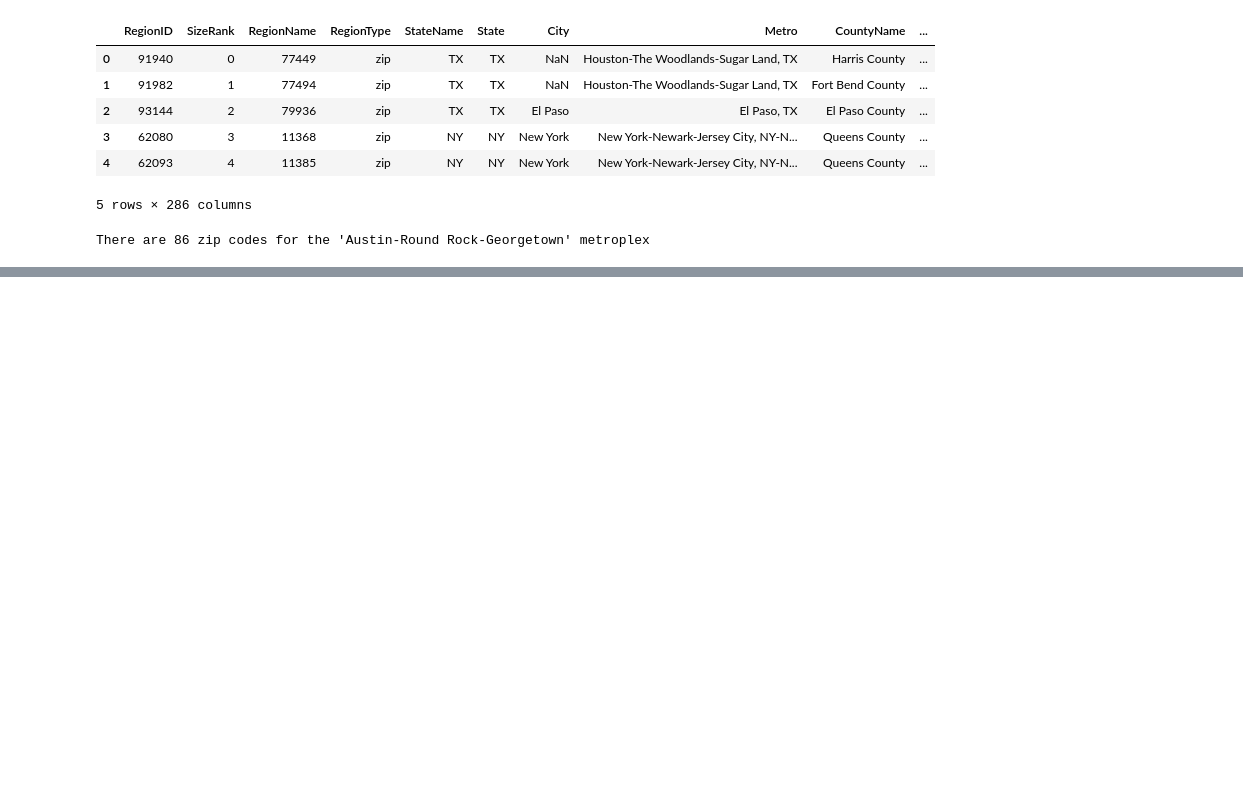
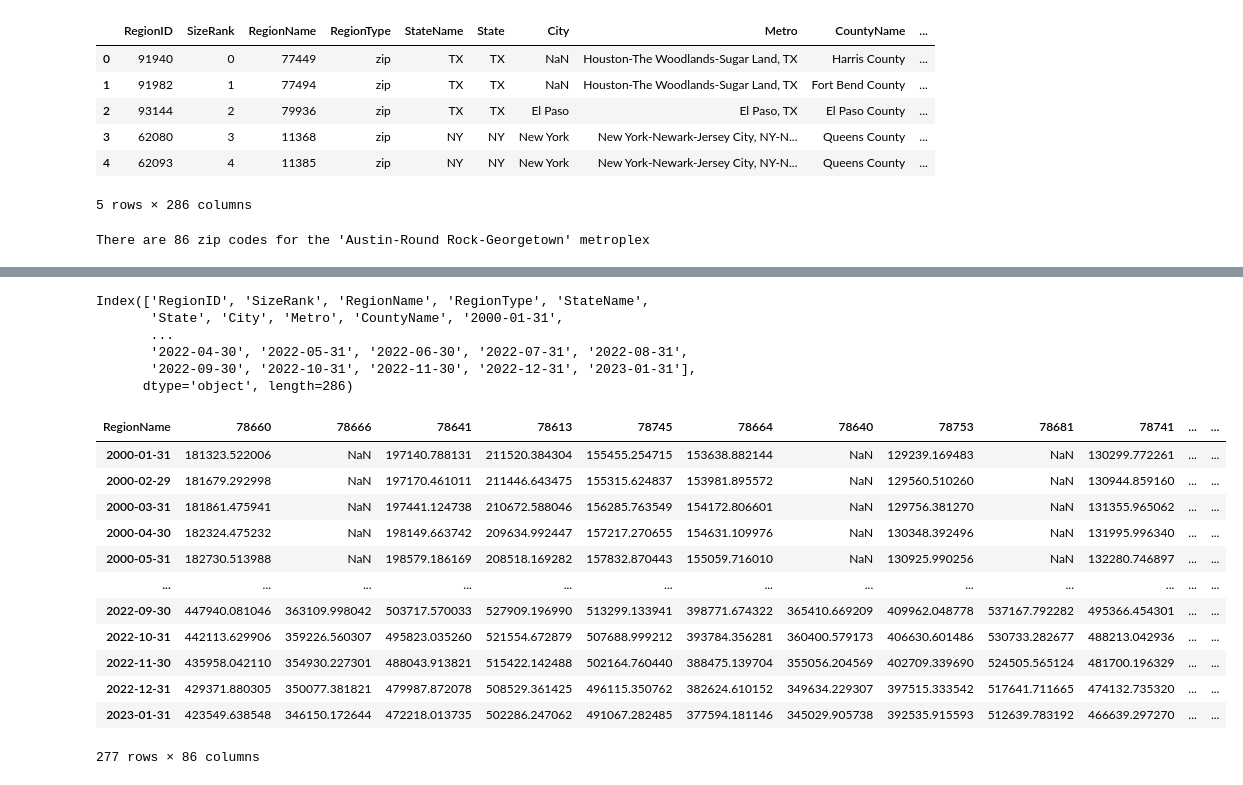
Before and after one commit to JenniferM-BShulyak/zillow_austin_housing_market, a Jupyter notebook: initial_setup.ipynb, the cells around one changed output, grey strips where cells are left out. Drawn from its saved outputs; the diff is of its cells as text; code cells hidden in the pictures; blank space fills up the shorter version.

```diff
--- a/initial_setup.ipynb
+++ b/initial_setup.ipynb
@@ -22,0 +76,9 @@ df_local.to_csv('Resources/AustinMetroZHVI.csv')
+# %%
+df_local.columns
+# %% [output]
+Index(['RegionID', 'SizeRank', 'RegionName', 'RegionType', 'StateName',
+       'State', 'City', 'Metro', 'CountyName', '2000-01-31',
+       ...
+       '2022-04-30', '2022-05-31', '2022-06-30', '2022-07-31', '2022-08-31',
+       '2022-09-30', '2022-10-31', '2022-11-30', '2022-12-31', '2023-01-31'],
+      dtype='object', length=286)
@@ -22,0 +91,16 @@ df_local.to_csv('Resources/AustinMetroZHVI.csv')
+# %%
+df_local_corrected
+# %% [output]
+| RegionName | 78660 | 78666 | 78641 | 78613 | 78745 | 78664 | 78640 | 78753 | 78681 | 78741 | ... | ... |
+| 2000-01-31 | 181323.522006 | NaN | 197140.788131 | 211520.384304 | 155455.254715 | 153638.882144 | NaN | 129239.169483 | NaN | 130299.772261 | ... | ... |
+| 2000-02-29 | 181679.292998 | NaN | 197170.461011 | 211446.643475 | 155315.624837 | 153981.895572 | NaN | 129560.510260 | NaN | 130944.859160 | ... | ... |
+| 2000-03-31 | 181861.475941 | NaN | 197441.124738 | 210672.588046 | 156285.763549 | 154172.806601 | NaN | 129756.381270 | NaN | 131355.965062 | ... | ... |
+| 2000-04-30 | 182324.475232 | NaN | 198149.663742 | 209634.992447 | 157217.270655 | 154631.109976 | NaN | 130348.392496 | NaN | 131995.996340 | ... | ... |
+| 2000-05-31 | 182730.513988 | NaN | 198579.186169 | 208518.169282 | 157832.870443 | 155059.716010 | NaN | 130925.990256 | NaN | 132280.746897 | ... | ... |
+| ... | ... | ... | ... | ... | ... | ... | ... | ... | ... | ... | ... | ... |
+| 2022-09-30 | 447940.081046 | 363109.998042 | 503717.570033 | 527909.196990 | 513299.133941 | 398771.674322 | 365410.669209 | 409962.048778 | 537167.792282 | 495366.454301 | ... | ... |
+| 2022-10-31 | 442113.629906 | 359226.560307 | 495823.035260 | 521554.672879 | 507688.999212 | 393784.356281 | 360400.579173 | 406630.601486 | 530733.282677 | 488213.042936 | ... | ... |
+| 2022-11-30 | 435958.042110 | 354930.227301 | 488043.913821 | 515422.142488 | 502164.760440 | 388475.139704 | 355056.204569 | 402709.339690 | 524505.565124 | 481700.196329 | ... | ... |
+| 2022-12-31 | 429371.880305 | 350077.381821 | 479987.872078 | 508529.361425 | 496115.350762 | 382624.610152 | 349634.229307 | 397515.333542 | 517641.711665 | 474132.735320 | ... | ... |
+| 2023-01-31 | 423549.638548 | 346150.172644 | 472218.013735 | 502286.247062 | 491067.282485 | 377594.181146 | 345029.905738 | 392535.915593 | 512639.783192 | 466639.297270 | ... | ... |
+277 rows × 86 columns
```
Also changed, not shown: parts of 12 cells of this notebook.
